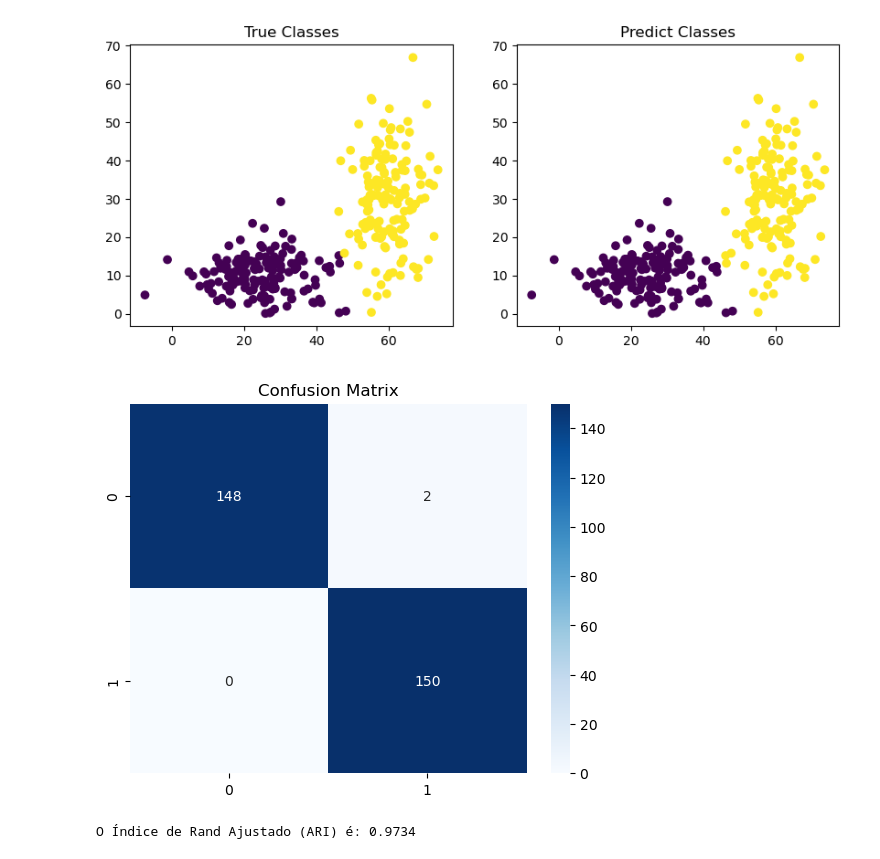
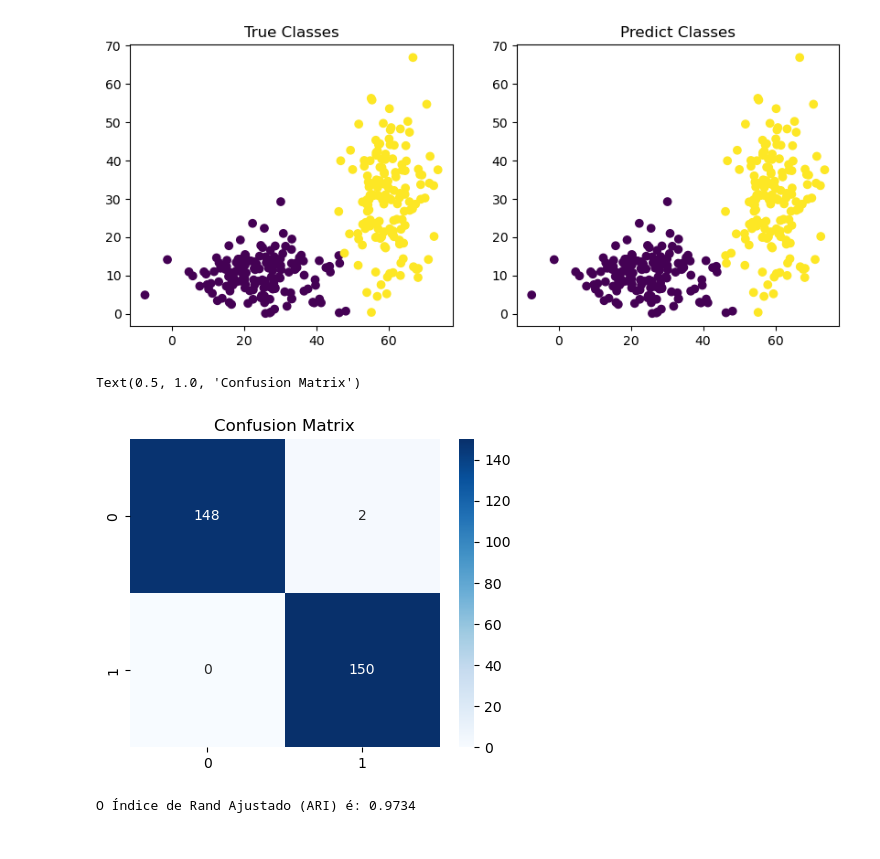
Before and after one commit to thiagoneye/master-machine_learning, a Jupyter notebook: notebooks/exercise_list.ipynb, the cells around one changed output. Cells and saved outputs as stored; diff of their text form; code cells hidden in the pictures.

```diff
--- a/notebooks/exercise_list.ipynb
+++ b/notebooks/exercise_list.ipynb
@@ -95,11 +90,12 @@ axs[1].set_title("Predict Classes");
 # %%
 cm = confusion_matrix(class_true, class_pred)
 
-plt.figure()
+plt.figure(figsize=(5, 4))
 sns.heatmap(cm, fmt="d", annot=True, cmap="Blues")
-plt.title("Confusion Matrix");
+plt.title("Confusion Matrix")
 # %% [output]
+Text(0.5, 1.0, 'Confusion Matrix')
-[figure, old version]
+[figure, new version]
 # %%
 ari = adjusted_rand_score(class_true, class_pred)
 print(f"O Índice de Rand Ajustado (ARI) é: {ari:.4f}")
```
Also changed, not shown: parts of 7 cells of this notebook.
